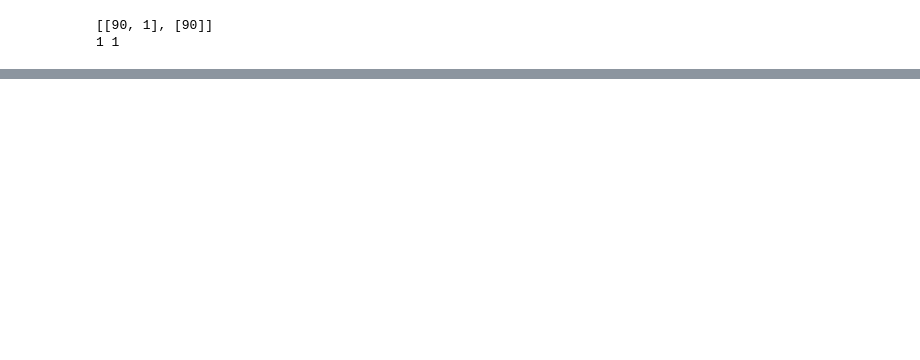
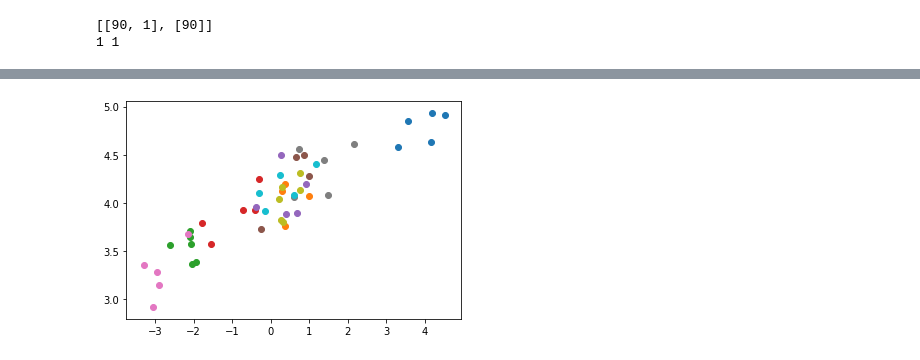
Before and after one commit to milesaturpin/latent-variable-nn, a Jupyter notebook: notebooks/single_param_baseline.ipynb, the cells around one changed output, grey strips where cells are left out. Saved outputs shown, nothing was run; the diff lists cells and outputs as text; code cells hidden in the pictures; blank space fills up the shorter version.

```diff
--- a/notebooks/single_param_baseline.ipynb
+++ b/notebooks/single_param_baseline.ipynb
@@ -639,0 +840,7 @@ bias/tau_k_prior_variance:0
+# %%
+np.random.seed(4)
+for i in range(ng):
+    tmp = get_segments(x_train, gid_train, i)
+    plt.scatter(tmp,tmp*0.2+4.+0.2*np.random.randn(len(tmp))[...,tf.newaxis])
+# %% [output]
+[figure, added]
```
Also changed, not shown: parts of 49 cells of this notebook.
